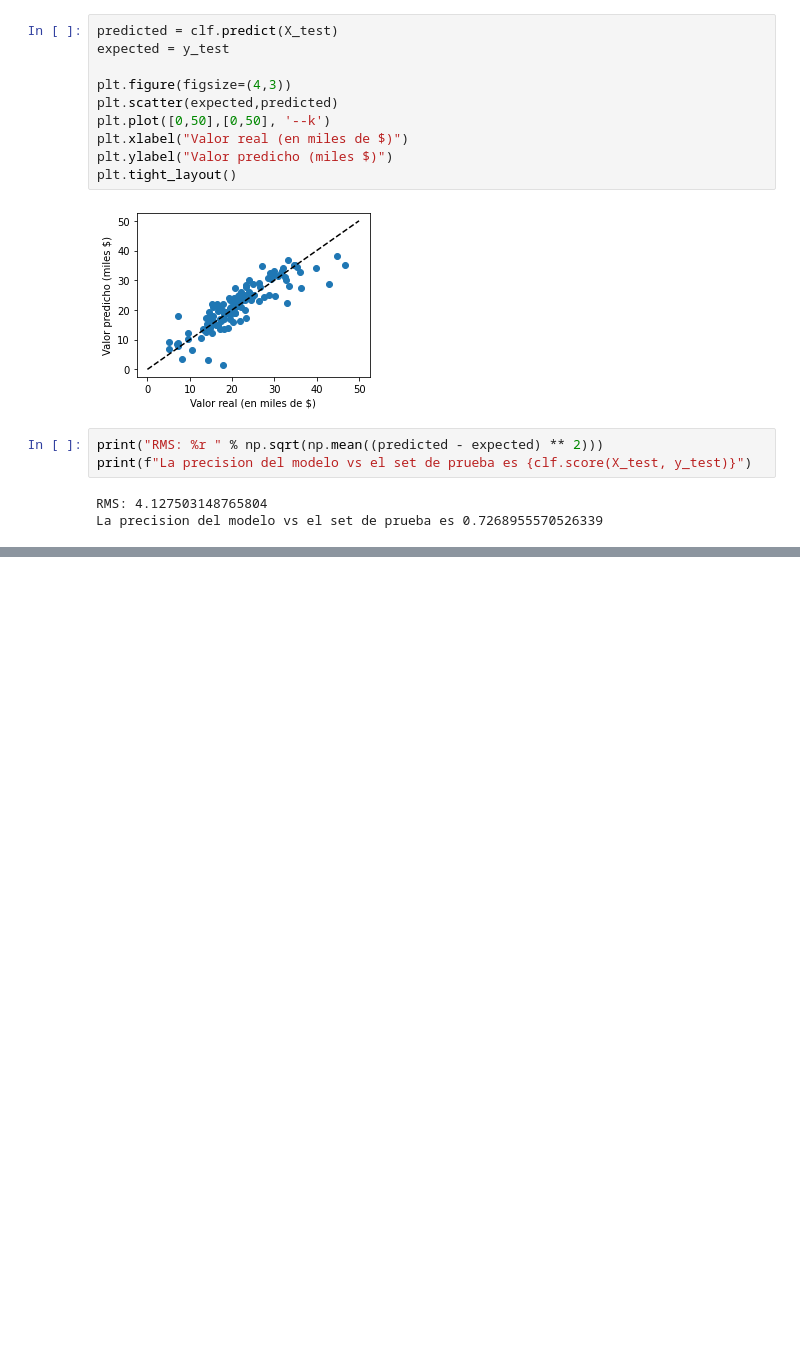
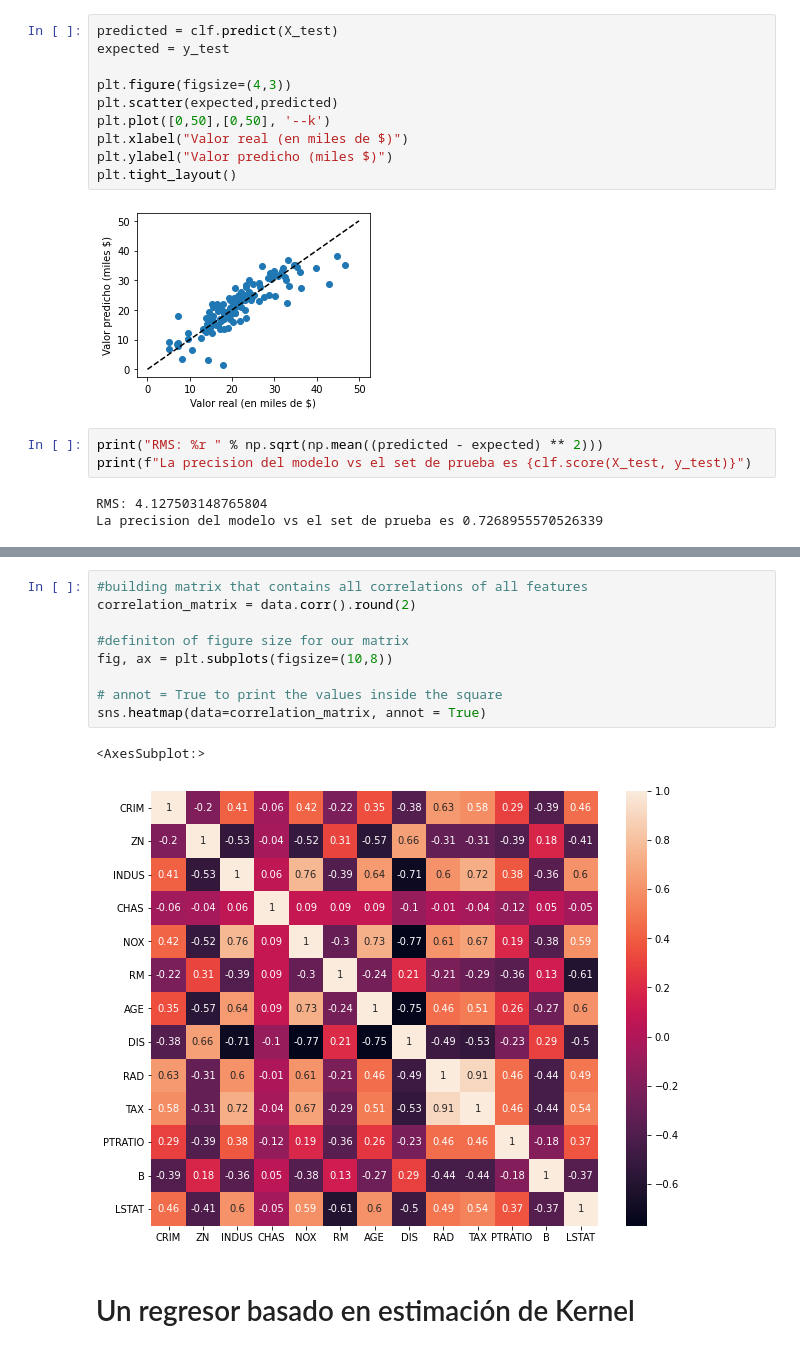
Before and after one commit to tian2992/notebooks_dateros, a Jupyter notebook: dA/regresion/boston_regresion.ipynb, the cells around one changed output, grey strips where cells are left out. Cells and saved outputs as stored; diff of their text form; blank space fills up the shorter version.

```diff
--- a/dA/regresion/boston_regresion.ipynb
+++ b/dA/regresion/boston_regresion.ipynb
@@ -107,0 +134,14 @@ La precision del modelo vs el set de prueba es 0.7268955570526339
+# %%
+#building matrix that contains all correlations of all features
+correlation_matrix = data.corr().round(2)
+
+#definiton of figure size for our matrix
+fig, ax = plt.subplots(figsize=(10,8))
+
+# annot = True to print the values inside the square
+sns.heatmap(data=correlation_matrix, annot = True)
+# %% [output]
+<AxesSubplot:>
+[figure, added]
+# %% [markdown]
+# Un regresor basado en estimación de Kernel
```
Also changed, not shown: parts of 23 cells of this notebook.
